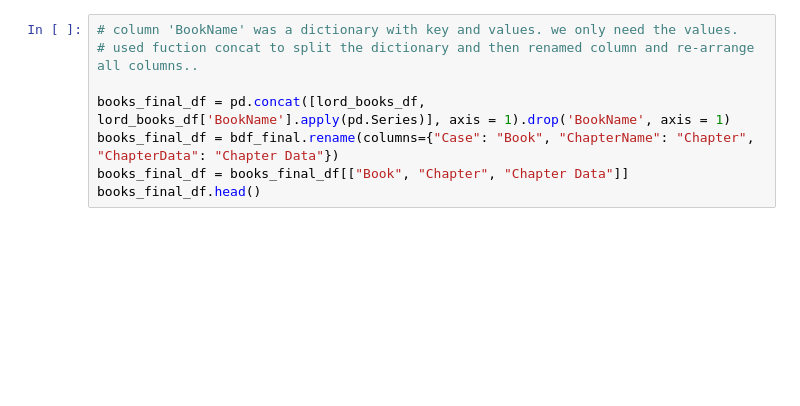
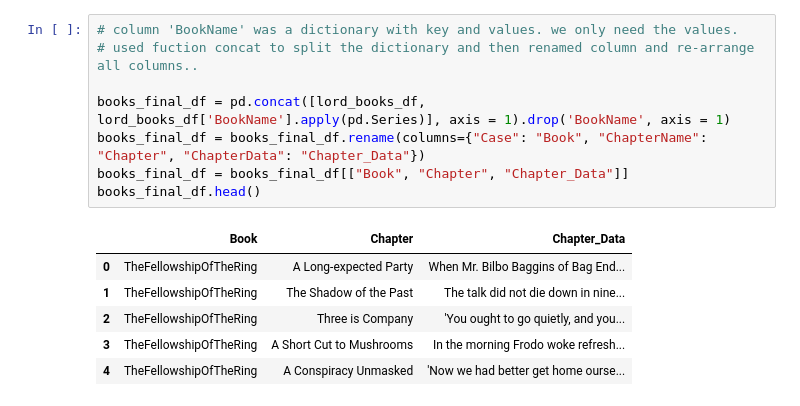
Before and after one commit to gotar1/Data-Engineering-Sqlalchemy, a Jupyter notebook: data_analysis.ipynb, the cells around one changed output. Saved outputs shown, nothing was run; the diff lists cells and outputs as text; blank space fills up the shorter version.

```diff
--- a/data_analysis.ipynb
+++ b/data_analysis.ipynb
@@ -25,11 +59,18 @@ lord_books_df
 # %%
 # column 'BookName' was a dictionary with key and values. we only need the values.
 # used fuction concat to split the dictionary and then renamed column and re-arrange all columns..
 
 books_final_df = pd.concat([lord_books_df, lord_books_df['BookName'].apply(pd.Series)], axis = 1).drop('BookName', axis = 1)
-books_final_df = bdf_final.rename(columns={"Case": "Book", "ChapterName": "Chapter", "ChapterData": "Chapter Data"})
-books_final_df = books_final_df[["Book", "Chapter", "Chapter Data"]]
+books_final_df = books_final_df.rename(columns={"Case": "Book", "ChapterName": "Chapter", "ChapterData": "Chapter_Data"})
+books_final_df = books_final_df[["Book", "Chapter", "Chapter_Data"]]
 books_final_df.head()
+# %% [output]
+|  | Book | Chapter | Chapter_Data |
+| 0 | TheFellowshipOfTheRing | A Long-expected Party | When Mr. Bilbo Baggins of Bag End... |
+| 1 | TheFellowshipOfTheRing | The Shadow of the Past | The talk did not die down in nine... |
+| 2 | TheFellowshipOfTheRing | Three is Company | 'You ought to go quietly, and you... |
+| 3 | TheFellowshipOfTheRing | A Short Cut to Mushrooms | In the morning Frodo woke refresh... |
+| 4 | TheFellowshipOfTheRing | A Conspiracy Unmasked | 'Now we had better get home ourse... |
 # %%
 # added space before capital letter in Book column. there was no space..
 
```
Also changed, not shown: parts of 9 cells of this notebook, 3 other files.
